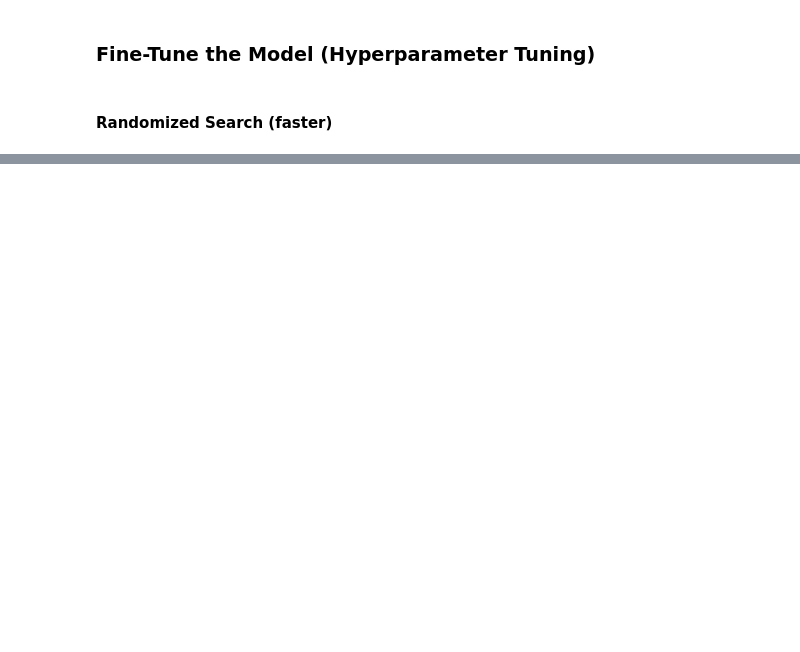
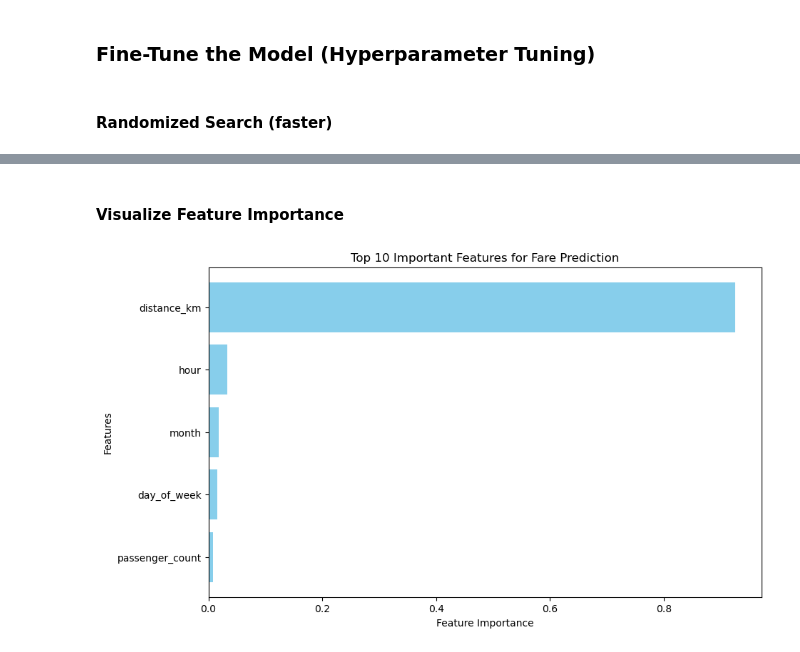
Before and after one commit to Ritik-yadav-934/Predict-the-fare-amount-of-future-rides-using-regression-analysis, a Jupyter notebook: Uber.ipynb, the cells around one changed output, grey strips where cells are left out. Cells and saved outputs as stored; diff of their text form; code cells hidden in the pictures; blank space fills up the shorter version.

```diff
--- a/Uber.ipynb
+++ b/Uber.ipynb
@@ -354,0 +353,2 @@ Best R2 Scores:  0.7334014575821689
+# %%
+best_model= random_search.best_estimator_
@@ -354,0 +433,15 @@ Best R2 Scores:  0.7334014575821689
+# %% [markdown]
+#### Visualize Feature Importance
+# %%
+# Plot the top 10 most important features
+plt.figure(figsize=(10,6))
+plt.barh(feature_importances_df['Featues'][:10],
+         feature_importances_df['Importance'][:10],
+         color='skyblue')
+plt.gca().invert_yaxis()  # highest importance on top
+plt.xlabel("Feature Importance")
+plt.ylabel("Features")
+plt.title("Top 10 Important Features for Fare Prediction")
+plt.show()
+# %% [output]
+[figure, added]
```
Also changed, not shown: parts of 20 cells of this notebook.
